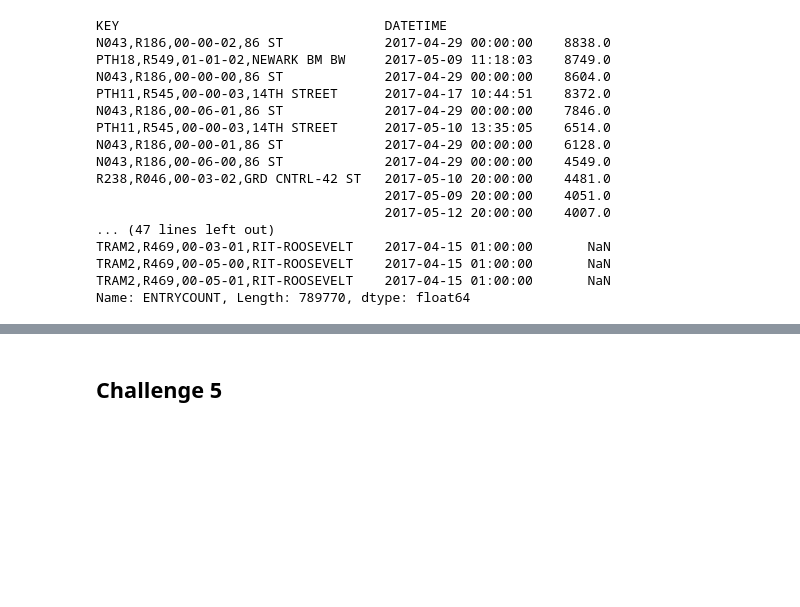
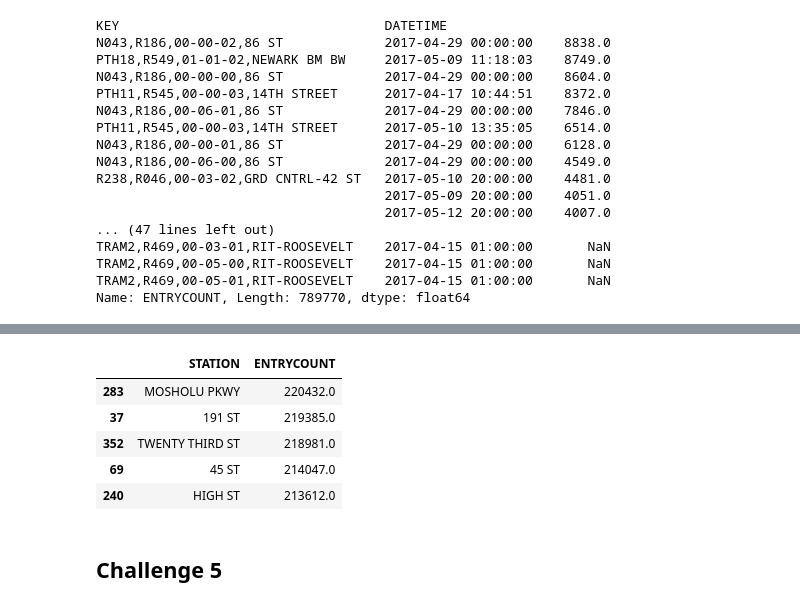
Before and after one commit to xvila/MTA-Turnstile-Data, a Jupyter notebook: Project Benson.ipynb, the cells around one changed output, grey strips where cells are left out. Saved outputs shown, nothing was run; the diff lists cells and outputs as text; code cells hidden in the pictures; blank space fills up the shorter version.

```diff
--- a/Project Benson.ipynb
+++ b/Project Benson.ipynb
@@ -233,3 +277,14 @@ Name: ENTRYCOUNT, Length: 789770, dtype: float64
+# %%
+mid = stationDF[int(len(stationDF)/2):int((len(stationDF)/2)+5)]
+# %%
+mid.head()
+# %% [output]
+|  | STATION | ENTRYCOUNT |
+| 283 | MOSHOLU PKWY | 220432.0 |
+| 37 | 191 ST | 219385.0 |
+| 352 | TWENTY THIRD ST | 218981.0 |
+| 69 | 45 ST | 214047.0 |
+| 240 | HIGH ST | 213612.0 |
 # %% [markdown]
 ## Challenge 5
 # %%
```
Also changed, not shown: parts of 13 cells of this notebook, 1 other file.
